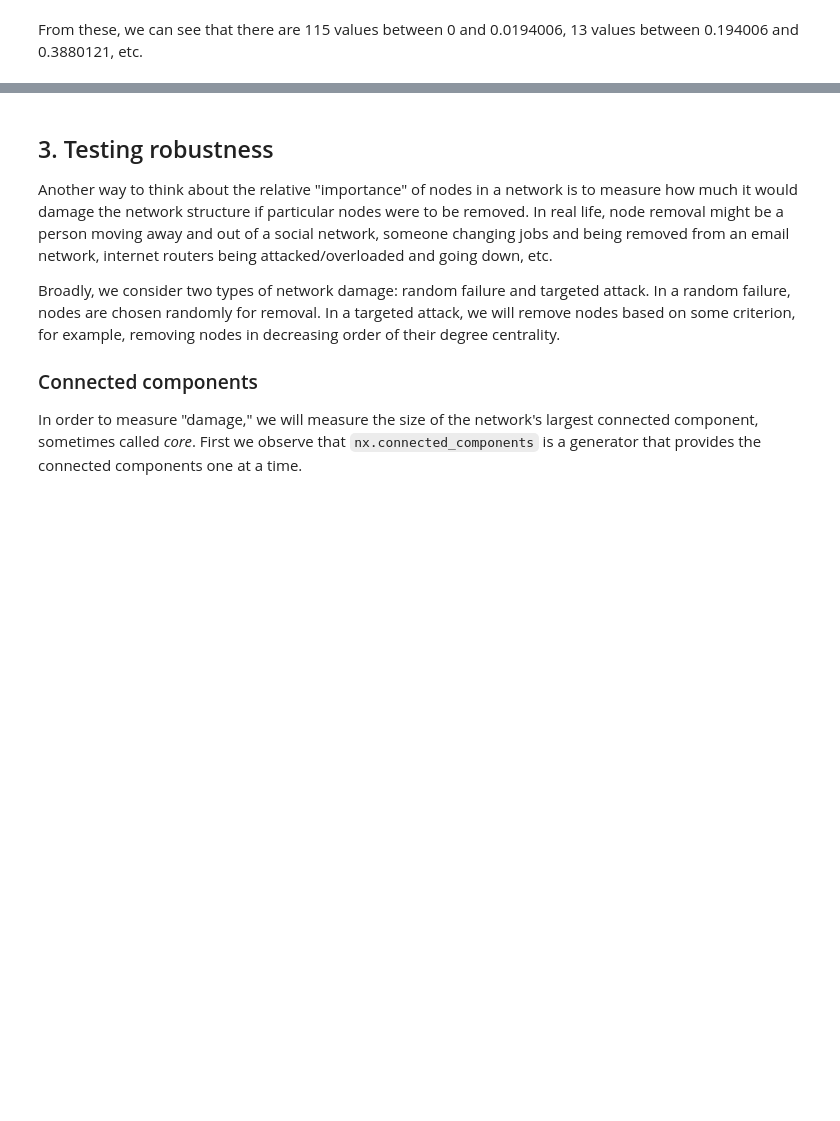
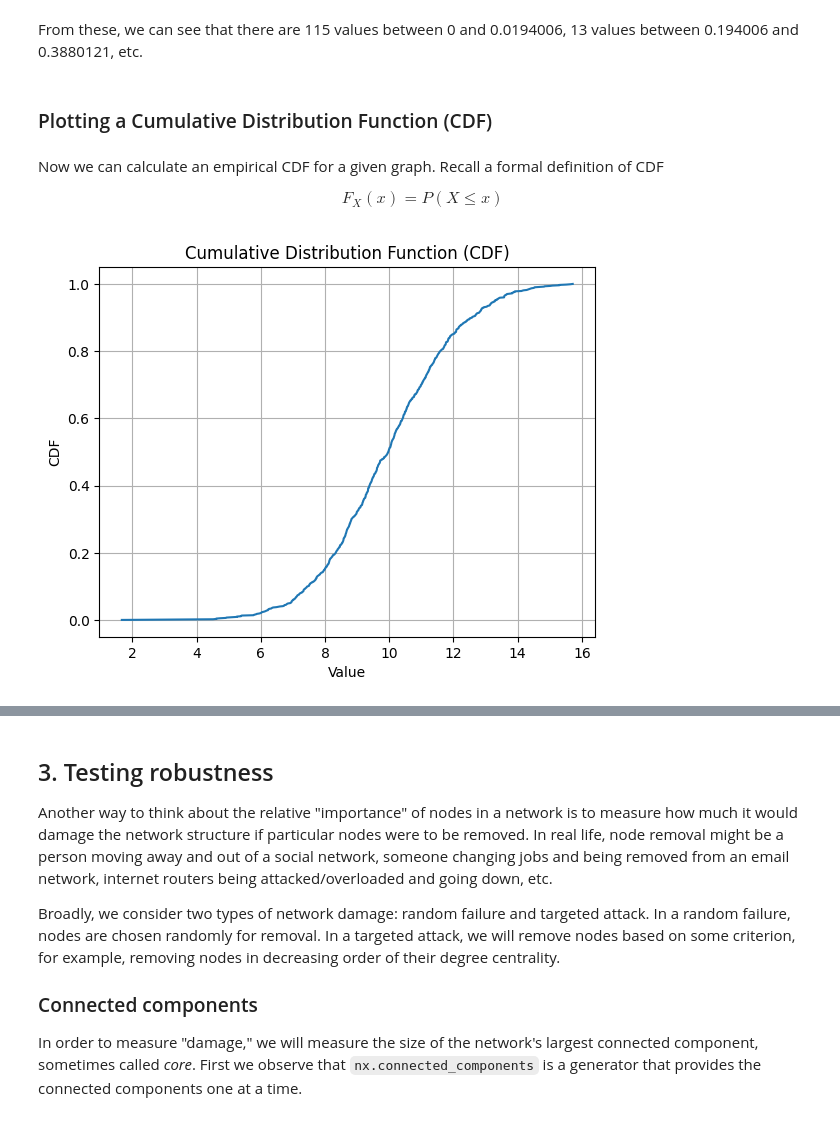
Before and after one commit to rschifan/avrc-2324, a Jupyter notebook: netsci/tutorials/src/03-hubs-centralities-robustness.ipynb, the cells around one changed output, grey strips where cells are left out. Drawn from its saved outputs; the diff is of its cells as text; code cells hidden in the pictures; blank space fills up the shorter version.

```diff
--- a/netsci/tutorials/src/03-hubs-centralities-robustness.ipynb
+++ b/netsci/tutorials/src/03-hubs-centralities-robustness.ipynb
@@ -195,3 +216,30 @@ counts
 array([115.,  13.,   6.,   4.,   3.,   1.,   0.,   0.,   0.,   1.])
 # %% [markdown]
 From these, we can see that there are 115 values between 0 and 0.0194006, 13 values between 0.194006 and 0.3880121, etc.
+# %% [markdown]
+### Plotting a Cumulative Distribution Function (CDF)
+# %% [markdown]
+Now we can calculate an empirical CDF for a given graph. Recall a formal definition of CDF
+
+$$F_X(x) = P(X \leq x)$$
+# %%
+import numpy as np
+
+# Generate some random data
+data = np.random.normal(loc=10, scale=2, size=1000)
+
+# Sort the data
+sorted_data = np.sort(data)
+
+# Calculate the cumulative distribution function
+cdf = np.arange(1, len(sorted_data) + 1) / len(sorted_data)
+
+# Plot the CDF
+plt.plot(sorted_data, cdf)
+plt.xlabel('Value')
+plt.ylabel('CDF')
+plt.title('Cumulative Distribution Function (CDF)')
+plt.grid(True)
+plt.show()
+# %% [output]
+[figure, added]
```
Also changed, not shown: parts of 32 cells of this notebook, 17 other files.
